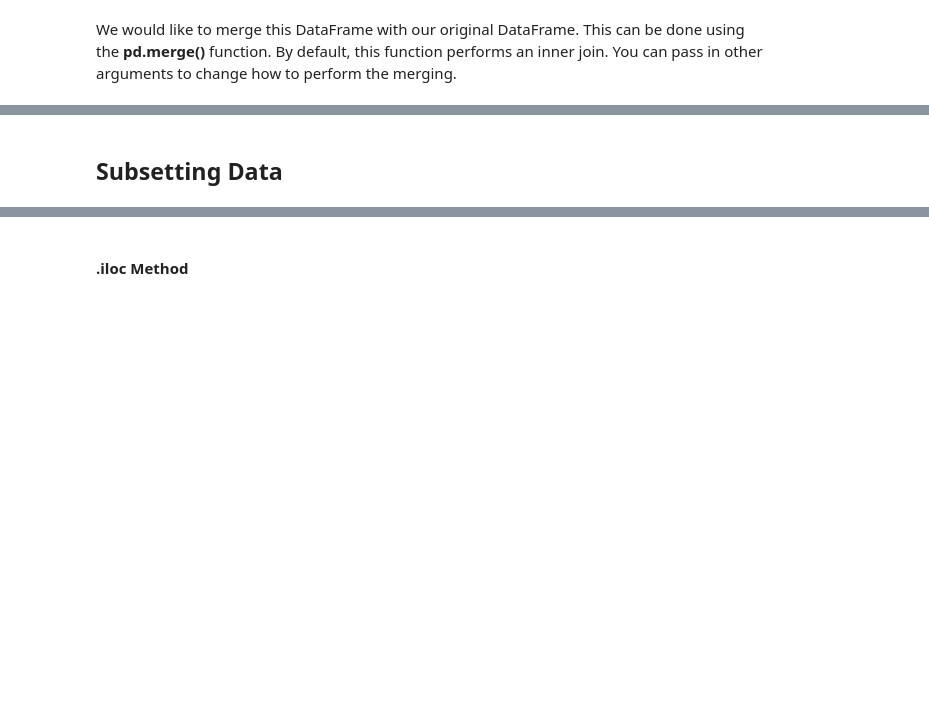
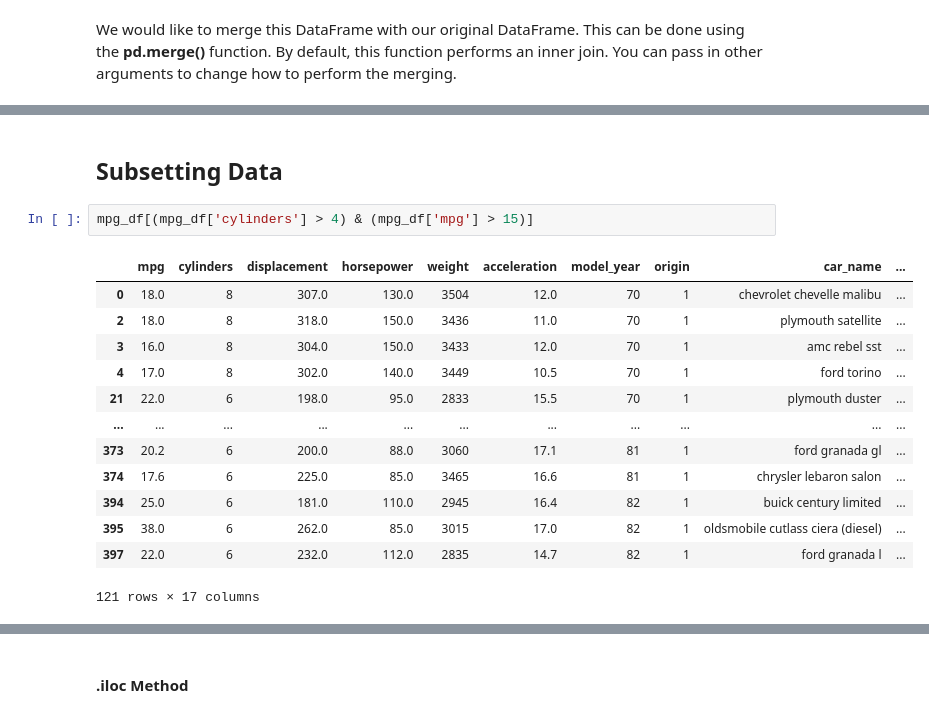
Before and after one commit to viquangly/Training-Materials, a Jupyter notebook: Pandas Tutorial.ipynb, the cells around one changed output, grey strips where cells are left out. Saved outputs shown, nothing was run; the diff lists cells and outputs as text; blank space fills up the shorter version.

```diff
--- a/Pandas Tutorial.ipynb
+++ b/Pandas Tutorial.ipynb
@@ -1123,2 +1165,18 @@ mpg_merged.tail()
 # %% [markdown]
-## Subsetting Data
+## Subsetting Data<a name="subset">
+# %%
+mpg_df[(mpg_df['cylinders'] > 4) & (mpg_df['mpg'] > 15)]
+# %% [output]
+|  | mpg | cylinders | displacement | horsepower | weight | acceleration | model_year | origin | car_name | ... |
+| 0 | 18.0 | 8 | 307.0 | 130.0 | 3504 | 12.0 | 70 | 1 | chevrolet chevelle malibu | ... |
+| 2 | 18.0 | 8 | 318.0 | 150.0 | 3436 | 11.0 | 70 | 1 | plymouth satellite | ... |
+| 3 | 16.0 | 8 | 304.0 | 150.0 | 3433 | 12.0 | 70 | 1 | amc rebel sst | ... |
+| 4 | 17.0 | 8 | 302.0 | 140.0 | 3449 | 10.5 | 70 | 1 | ford torino | ... |
+| 21 | 22.0 | 6 | 198.0 | 95.0 | 2833 | 15.5 | 70 | 1 | plymouth duster | ... |
+| ... | ... | ... | ... | ... | ... | ... | ... | ... | ... | ... |
+| 373 | 20.2 | 6 | 200.0 | 88.0 | 3060 | 17.1 | 81 | 1 | ford granada gl | ... |
+| 374 | 17.6 | 6 | 225.0 | 85.0 | 3465 | 16.6 | 81 | 1 | chrysler lebaron salon | ... |
+| 394 | 25.0 | 6 | 181.0 | 110.0 | 2945 | 16.4 | 82 | 1 | buick century limited | ... |
+| 395 | 38.0 | 6 | 262.0 | 85.0 | 3015 | 17.0 | 82 | 1 | oldsmobile cutlass ciera (diesel) | ... |
+| 397 | 22.0 | 6 | 232.0 | 112.0 | 2835 | 14.7 | 82 | 1 | ford granada l | ... |
+121 rows × 17 columns
```
Also changed, not shown: parts of 145 cells of this notebook.
